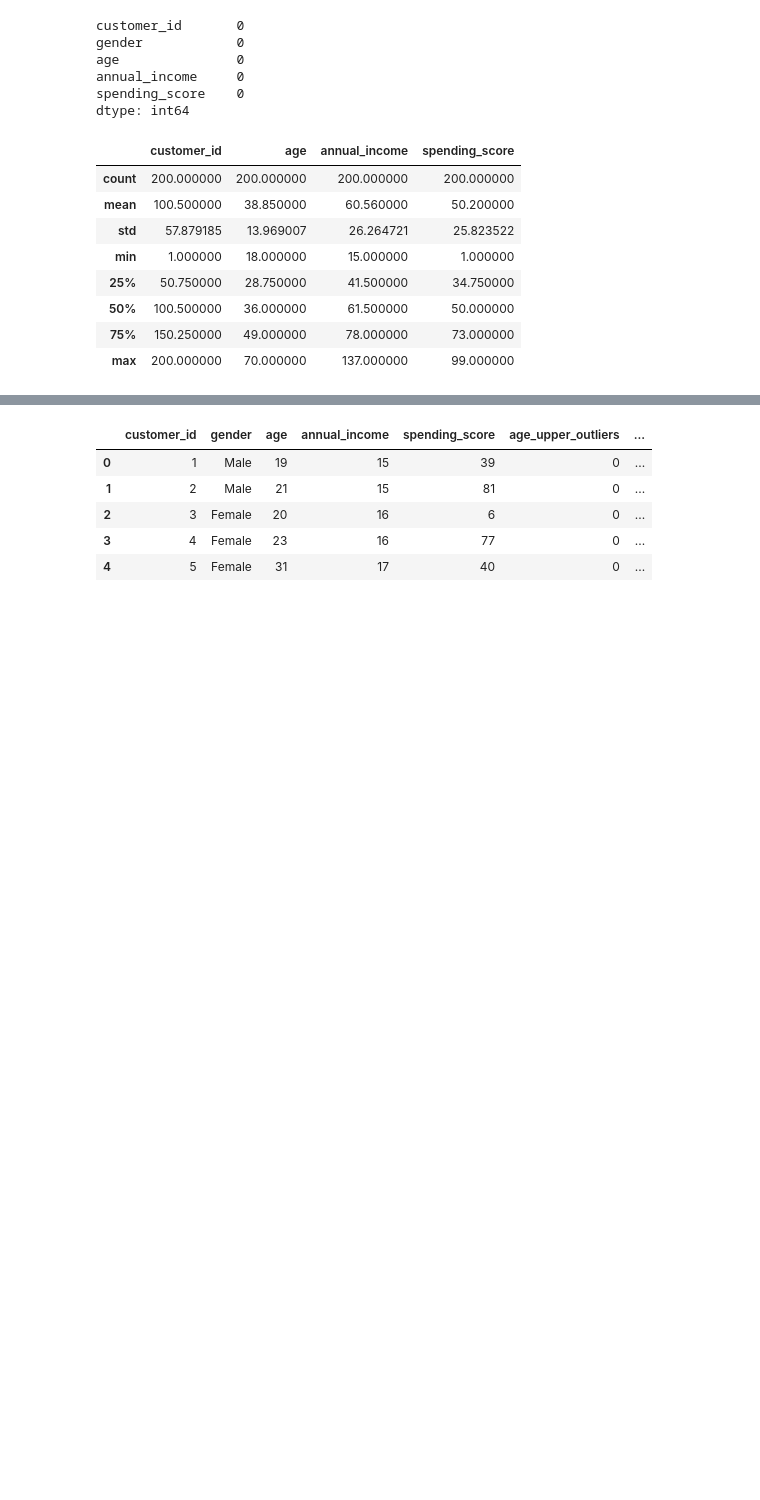
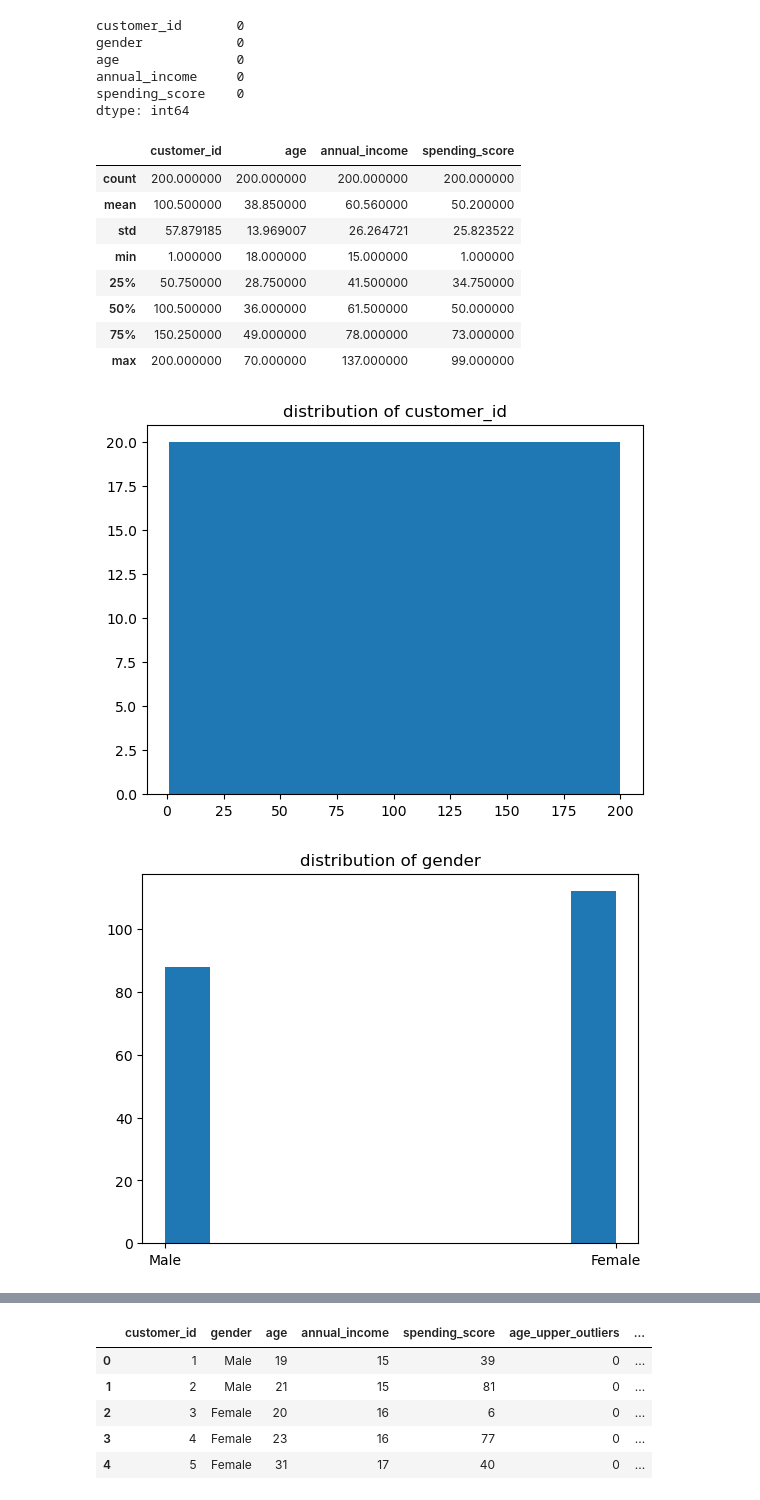
Before and after one commit to Bartholomew-Taylor/clustering_exercises, a Jupyter notebook: wrange_exercise.ipynb, the cells around one changed output, grey strips where cells are left out. Cells and saved outputs as stored; diff of their text form; code cells hidden in the pictures; blank space fills up the shorter version.

```diff
--- a/wrange_exercise.ipynb
+++ b/wrange_exercise.ipynb
@@ -221,3 +220,13 @@ mall_df.describe()
 | 50% | 100.500000 | 36.000000 | 61.500000 | 50.000000 |
 | 75% | 150.250000 | 49.000000 | 78.000000 | 73.000000 |
 | max | 200.000000 | 70.000000 | 137.000000 | 99.000000 |
+# %%
+num_cols = mall_df.columns.to_list()
+
+for col in num_cols:
+    plt.hist(mall_df[col])
+    plt.title(f'distribution of {col}')
+    plt.show()
+# %% [output]
+[figure, added]
+[figure, added]
```
Also changed, not shown: parts of 4 cells of this notebook, 2 other files.
